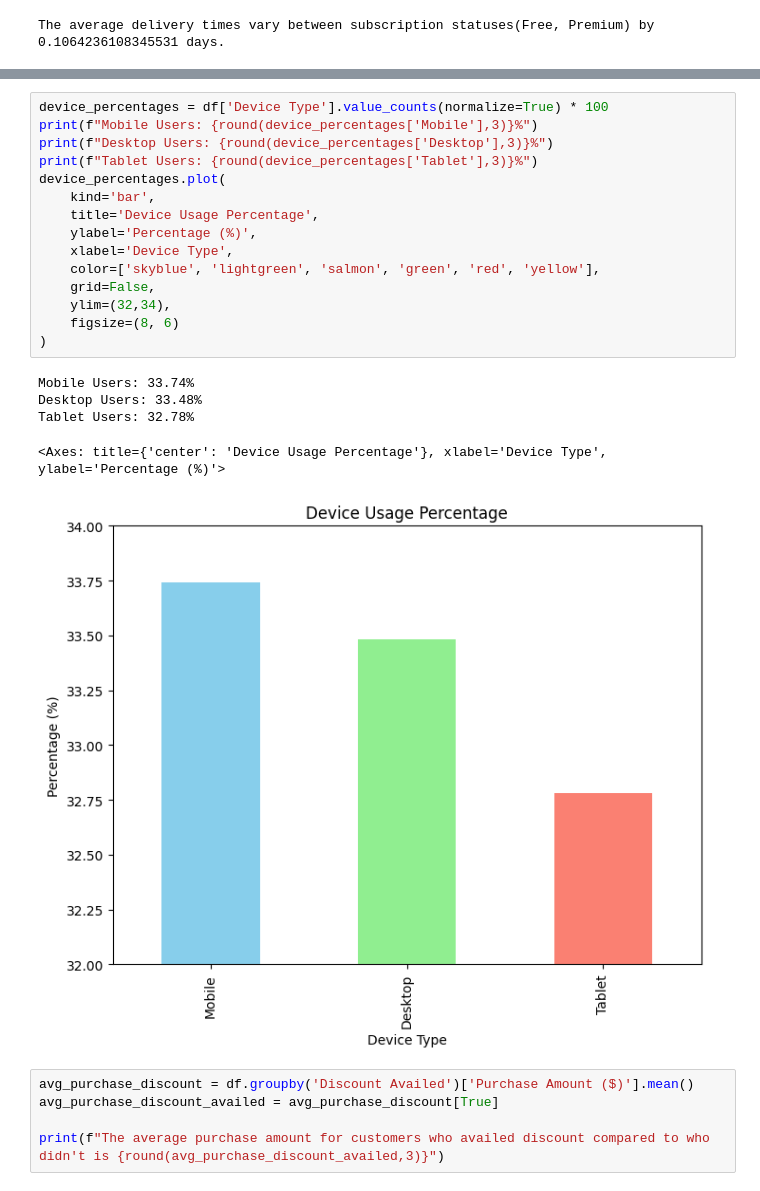
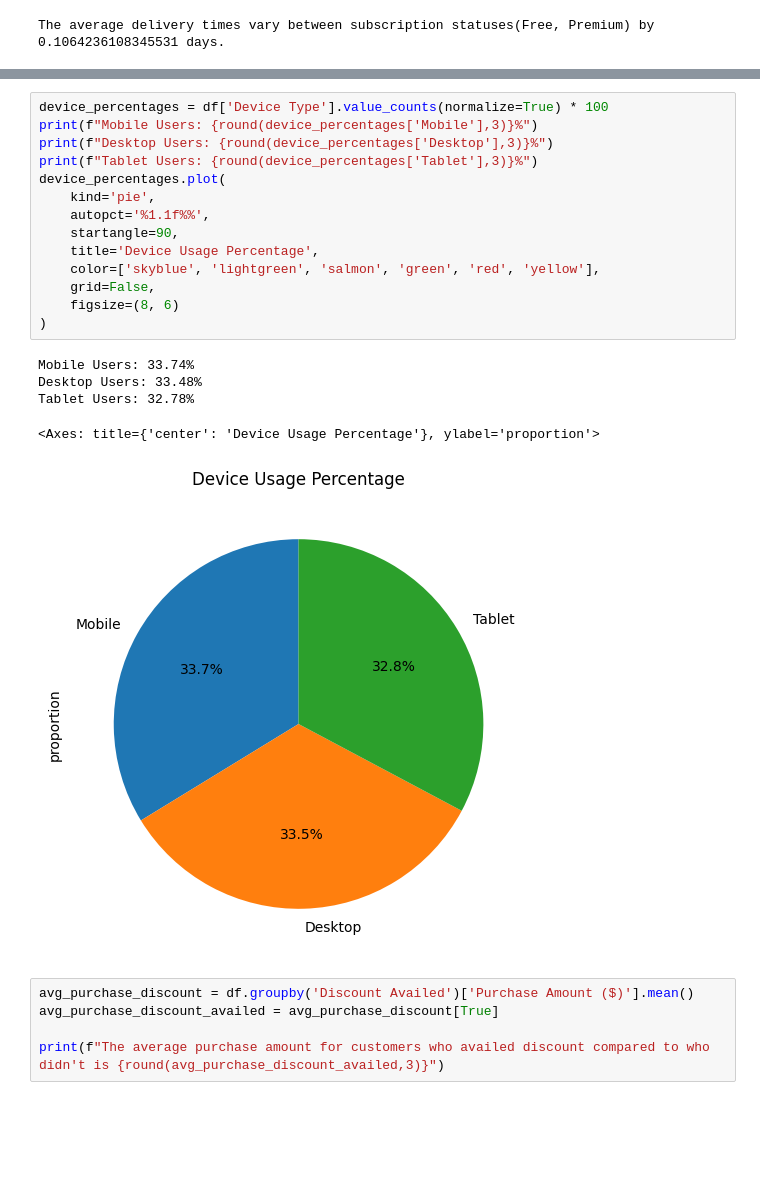
Before and after one commit to Nokibulofficial18/Data-Solution-360, a Jupyter notebook: Python Module/Final Assignment/assignment.ipynb, the cells around one changed output, grey strips where cells are left out. Saved outputs shown, nothing was run; the diff lists cells and outputs as text; blank space fills up the shorter version.

```diff
--- a/Python Module/Final Assignment/assignment.ipynb
+++ b/Python Module/Final Assignment/assignment.ipynb
@@ -85,24 +96,23 @@ The total subscribed customer are 3369
 # %%
 device_percentages = df['Device Type'].value_counts(normalize=True) * 100
 print(f"Mobile Users: {round(device_percentages['Mobile'],3)}%")
 print(f"Desktop Users: {round(device_percentages['Desktop'],3)}%")
 print(f"Tablet Users: {round(device_percentages['Tablet'],3)}%")
 device_percentages.plot(
-    kind='bar',
+    kind='pie',
+    autopct='%1.1f%%',
+    startangle=90,
     title='Device Usage Percentage',
-    ylabel='Percentage (%)',
-    xlabel='Device Type',
     color=['skyblue', 'lightgreen', 'salmon', 'green', 'red', 'yellow'],
     grid=False,
-    ylim=(32,34),
     figsize=(8, 6)
 )
 # %% [output]
 Mobile Users: 33.74%
 Desktop Users: 33.48%
 Tablet Users: 32.78%
-<Axes: title={'center': 'Device Usage Percentage'}, xlabel='Device Type', ylabel='Percentage (%)'>
+<Axes: title={'center': 'Device Usage Percentage'}, ylabel='proportion'>
-[figure, old version]
+[figure, new version]
 # %%
 avg_purchase_discount = df.groupby('Discount Availed')['Purchase Amount ($)'].mean()
 avg_purchase_discount_availed = avg_purchase_discount[True]
```
Also changed, not shown: parts of 4 cells of this notebook.
